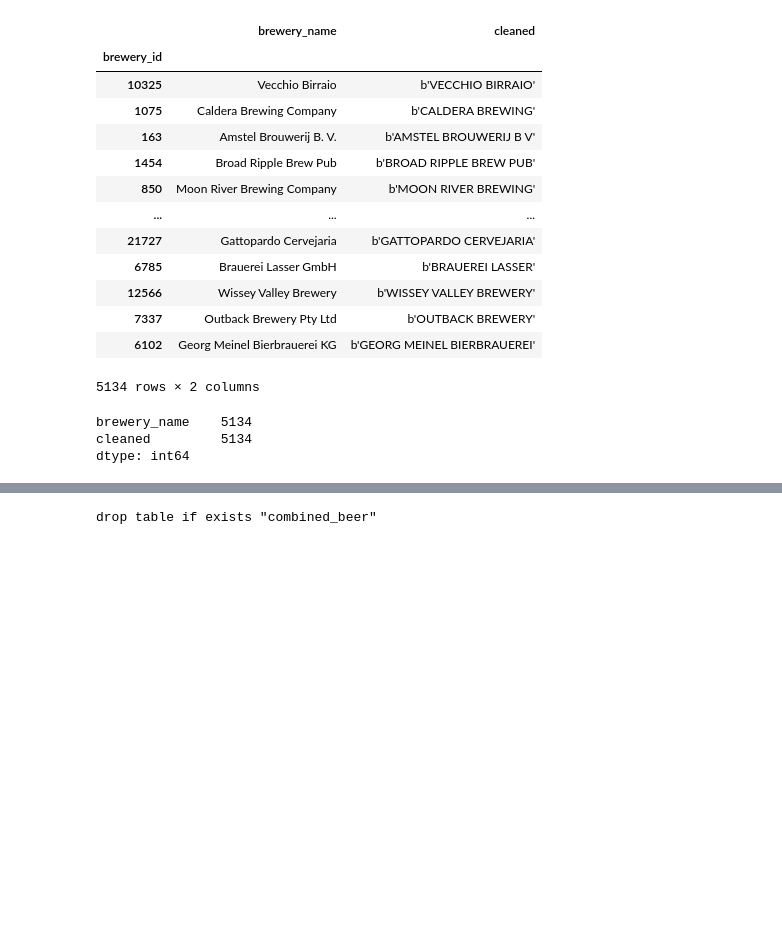
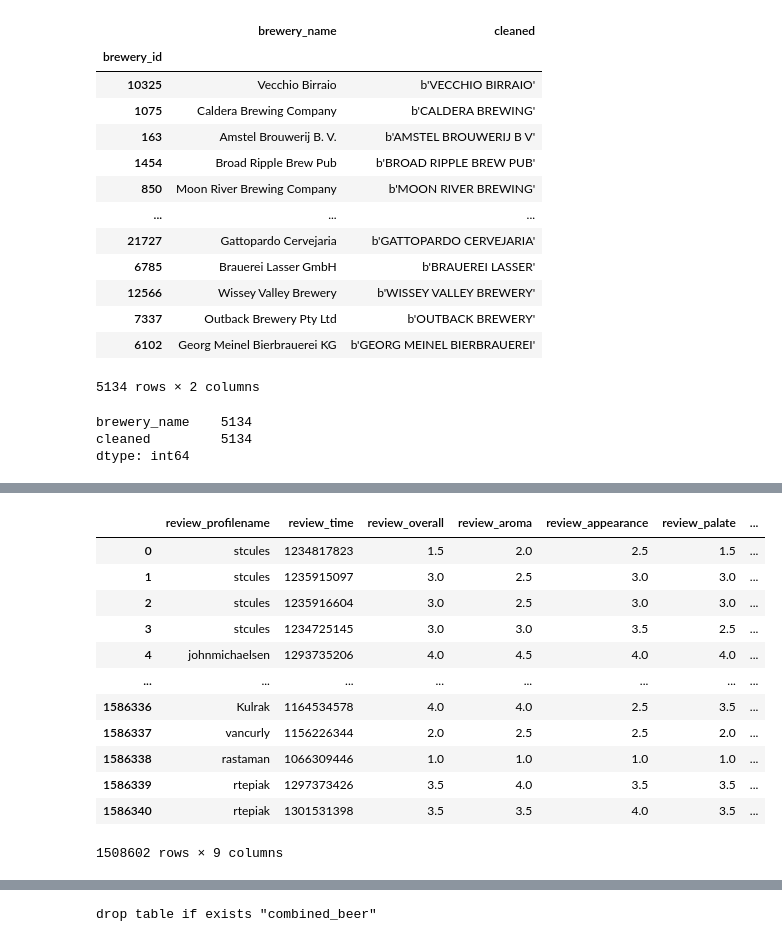
Before and after one commit to rmr1154/ETLProject, a Jupyter notebook: Beer_ETL.ipynb, the cells around one changed output, grey strips where cells are left out. Cells and saved outputs as stored; diff of their text form; code cells hidden in the pictures; blank space fills up the shorter version.

```diff
--- a/Beer_ETL.ipynb
+++ b/Beer_ETL.ipynb
@@ -107,7 +112,3 @@ beer_abv              1518478 non-null float64
 beer_beerid           1518478 non-null int64
 dtypes: float64(6), int64(3), object(4)
 memory usage: 162.2+ MB
-# %%
-#convert from epoch time to datetime
-beer_reviews_src_df['review_time'] = pd.to_datetime(beer_reviews_src_df['review_time'],unit='s')
-beer_reviews_src_df.head()
@@ -268,0 +289,17 @@ memory usage: 128.4+ MB
+# %%
+reviews = beer_reviews_src_df[['review_profilename','review_time','review_overall','review_aroma','review_appearance','review_palate','review_taste','beer_beerid','cleaned']]
+reviews
+# %% [output]
+|  | review_profilename | review_time | review_overall | review_aroma | review_appearance | review_palate | ... |
+| 0 | stcules | 1234817823 | 1.5 | 2.0 | 2.5 | 1.5 | ... |
+| 1 | stcules | 1235915097 | 3.0 | 2.5 | 3.0 | 3.0 | ... |
+| 2 | stcules | 1235916604 | 3.0 | 2.5 | 3.0 | 3.0 | ... |
+| 3 | stcules | 1234725145 | 3.0 | 3.0 | 3.5 | 2.5 | ... |
+| 4 | johnmichaelsen | 1293735206 | 4.0 | 4.5 | 4.0 | 4.0 | ... |
+| ... | ... | ... | ... | ... | ... | ... | ... |
+| 1586336 | Kulrak | 1164534578 | 4.0 | 4.0 | 2.5 | 3.5 | ... |
+| 1586337 | vancurly | 1156226344 | 2.0 | 2.5 | 2.5 | 2.0 | ... |
+| 1586338 | rastaman | 1066309446 | 1.0 | 1.0 | 1.0 | 1.0 | ... |
+| 1586339 | rtepiak | 1297373426 | 3.5 | 4.0 | 3.5 | 3.5 | ... |
+| 1586340 | rtepiak | 1301531398 | 3.5 | 3.5 | 4.0 | 3.5 | ... |
+1508602 rows × 9 columns
```
Also changed, not shown: parts of 41 cells of this notebook, 4 other files.
